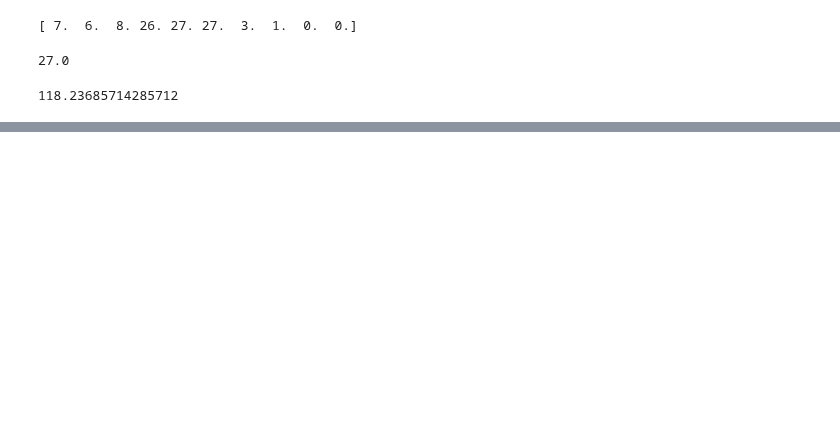
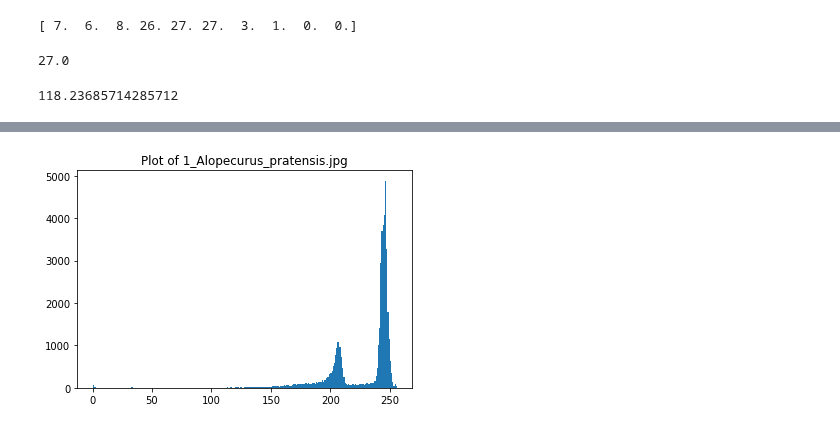
Before and after one commit to Snodgras/ABE690_project, a Jupyter notebook: Snodgrass_Pollen_Identifier.ipynb, the cells around one changed output, grey strips where cells are left out. Drawn from its saved outputs; the diff is of its cells as text; code cells hidden in the pictures; blank space fills up the shorter version.

Commit message:
Updated README and finalized identifier script

```diff
--- a/Snodgrass_Pollen_Identifier.ipynb
+++ b/Snodgrass_Pollen_Identifier.ipynb
@@ -193,8 +211,3 @@ print(area_ratio)
 # %% [output]
 15691
 34.05164930555556
-# %%
-#Need to remove the error bar while pixel area is being calculated
-print(trial.shape)
-crop_trial = trial[0:175,0:200]
-plt.imshow(crop_trial, 'gray'); plt.show()
@@ -204,6 +213,0 @@ plt.imshow(crop_trial, 'gray'); plt.show()
-# %%
-pixels = cv.countNonZero(crop_trial)
-print(pixels)
-image_area = crop_trial.shape[0] * crop_trial.shape[1]
-area_ratio = (pixels /image_area) * 100
-print(area_ratio)
@@ -213,4 +213,0 @@ print(area_ratio)
-# %%
-eb_trial = trial[182:192,200:240]
-plt.imshow(eb_trial, 'gray'); plt.show()
-print(eb_trial.shape)
@@ -242,0 +239,72 @@ print(area_ratio_um) #This is in micro meters squared now because it's from an a
+# %%
+#importing necessary libraries
+import cv2 as cv
+import numpy as np
+from matplotlib import pyplot as plt
+import pandas as pd
+
+# load in images
+filenames = ['1_Alopecurus_pratensis.jpg', '2_Alopecurus_pratensis.jpg', '3_Apera_spica-venti.jpg',
+            '4_Apera_spica-venti.jpg', '5_Avena_sativa.jpg','6_Avena_sativa.jpg','7_Avenula_pubescens.jpg',
+            '8_Avenula_pubescens.jpg','9_Bromus_inermis.jpg','10_Bromus_inermis.jpg','11_Elymus_repens.jpg',
+            '12_Elymus_repens.jpg','13_Zea_mays.jpg','14_Zea_mays.jpg','15_Festuca_pratensis.jpg',
+            '16_Festuca_pratensis.jpg','17_Phleum_pratense.jpg','18_Phleum_pratense.jpg','19_Poa_angustifolia.jpg',
+            '20_Poa_angustifolia.jpg','21_Trisetum_flavescens.jpg','22_Trisetum_flavescens.jpg',
+            '23_Triticum_aestivum.jpg','24_Triticum_aestivum.jpg']
+#initiate the results panda dataframe
+
+areas = np.empty((0,24))
+for j in range(24):
+    img = cv.imread(filenames[j])
+    #Converting to grayscale
+    gray = cv.cvtColor(img, cv.COLOR_BGR2GRAY)
+    #Histograms
+    titlename="Plot of "+filenames[j]
+    plt.hist(gray.ravel(),256,[0,256]); plt.title(titlename);plt.show()
+    #Blurring and thresholding
+    gray = cv.GaussianBlur(gray, (7,7),0)
+    ret, thresh = cv.threshold(gray, 180,230,cv.THRESH_BINARY)
+    #masking
+    mask = cv.inRange(gray, 180,230)
+    res = cv.bitwise_and(gray,gray, mask=mask)
+    #plt.imshow(gray2,'gray');plt.show()
+    #plt.imshow(mask, 'gray'); plt.show()
+    #plt.imshow(res, 'gray'); plt.show()
+    #using the mask created in the last step to be the mask used for floodfilling
+    #Make a copy of the image to work with in floodfill
+    im_floodfill =thresh.copy()
+    #mask used for floodfilling, needs to be 2 pixels larger than the image
+    h, w = mask.shape[:2]
+    mask2 = np.zeros((h+2,w+2),np.uint8)
+    #floodfill from point (0,0)
+    cv.floodFill(im_floodfill, mask2,(0,0),255)
+    #invert the floodfill image
+    im_floodfill_inv = cv.bitwise_not(im_floodfill)
+    #combine the two images to get the foreground
+    im_out = thresh.astype(np.int) | im_floodfill_inv.astype(np.int)
+    #display images
+    plt.imshow(im_out,'gray'); plt.title(titlename);plt.show()
+    #Need to remove the scale bar while pixel area is being calculated
+    crop_grain = im_out[0:175,0:200]
+    #plt.imshow(crop_trial, 'gray'); plt.show()
+    #counting the pixels
+    pixels = cv.countNonZero(crop_grain)
+    #print(pixels)
+    crop_sb = im_out[182:192,200:240]
+    #plt.imshow(crop_sb, 'gray'); plt.show()
+    #print(eb_trial.shape)
+    #find the conversion from pixels to micrometers
+    #run function from the start of the script
+    c=np.empty((0,10)) #this is the length of the vertical edge of the image (number of rows)
+    for i in range(crop_sb.shape[0]):
+        a = crop_sb[i,0:40]/255
+        b = sum(a)
+        c=np.append(c,b)
+    pixelsperum = max(c)/10 #uses the scale bar's length as reference
+    image_area_um = (crop_grain.shape[0]/pixelsperum)*(crop_grain.shape[1]/pixelsperum)
+    object_area_um = pixels/pixelsperum
+    area_ratio_um = (object_area_um /image_area_um) * 100
+    areas=np.append(areas, area_ratio_um)
+    print("um^2 area for",filenames[j],"is",area_ratio_um) #This is in micro meters squared now because it's from an area
+# %% [output]
+[figure, added]
```
Also changed, not shown: parts of 8 cells of this notebook, 1 other file.
